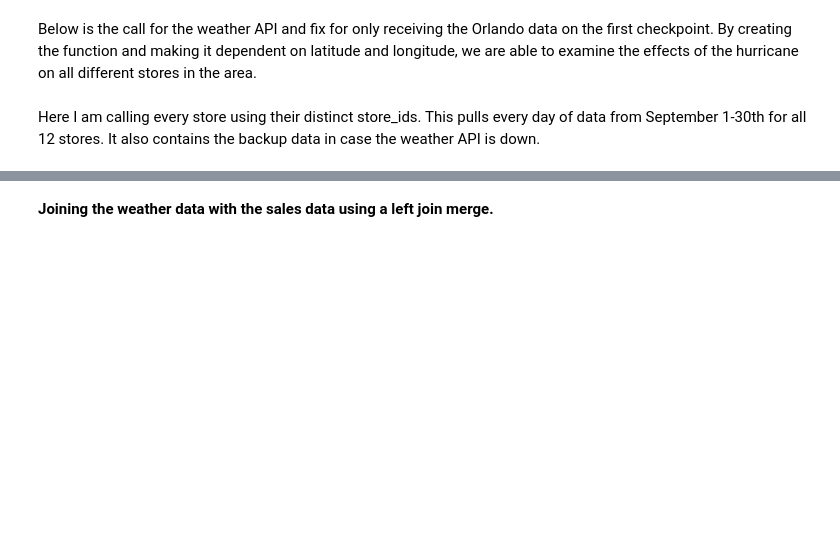
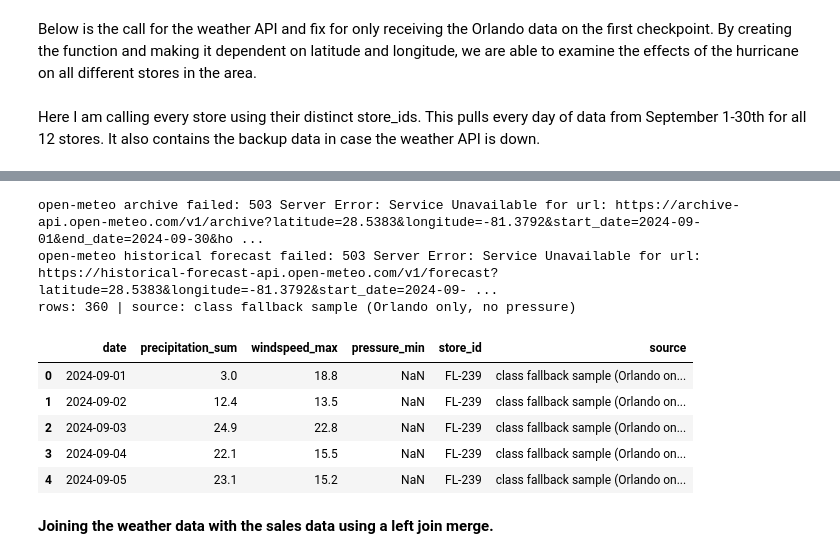
Before and after one commit to BenFreilichUVA/walmart-hurricane-project, a Jupyter notebook: notebooks/scratch/team_notebook.ipynb, the cells around one changed output, grey strips where cells are left out. Saved outputs shown, nothing was run; the diff lists cells and outputs as text; code cells hidden in the pictures; blank space fills up the shorter version.

```diff
--- a/notebooks/scratch/team_notebook.ipynb
+++ b/notebooks/scratch/team_notebook.ipynb
@@ -664,3 +627,67 @@ rows: 360 | source: open-meteo
+# %%
+WEATHER_FILE = DATA / 'weather_by_store.csv'
+
+SOURCES = {
+    'open-meteo archive':             'https://archive-api.open-meteo.com/v1/archive',
+    'open-meteo historical forecast': 'https://historical-forecast-api.open-meteo.com/v1/forecast',
+}
+
+weather_all = None
+for name, url in SOURCES.items():
+    BASE = url                                     # daily_weather() reads BASE each time it is called
+    try:
+        frames = []
+        for s in stores_clean.itertuples():
+            w = daily_weather('2024-09-01', '2024-09-30', lat=s.latitude, lon=s.longitude)
+            w['store_id'] = s.store_id
+            frames.append(w)
+            time.sleep(1)
+        weather_all = pd.concat(frames, ignore_index=True)
+        weather_all['source'] = name
+        weather_all.to_csv(WEATHER_FILE, index=False)
+        break
+    except requests.RequestException as err:
+        print(name, 'failed:', err)
+
+if weather_all is None and WEATHER_FILE.exists():
+    weather_all = pd.read_csv(WEATHER_FILE, parse_dates=['date'])
+    weather_all['source'] = 'saved copy of an earlier open-meteo pull'
+
+if weather_all is None:
+    # Last resort: the saved Open-Meteo copy from the Oct 21 studio (Orlando only, no pressure)
+    FALLBACK = pd.DataFrame({
+        'date': pd.date_range('2024-09-01', periods=30),
+        'precipitation_sum': [3.0, 12.4, 24.9, 22.1, 23.1, 9.3, 6.8, 94.7, 28.0, 14.4,
+                              12.0, 0.7, 0.6, 21.1, 1.2, 7.9, 2.3, 13.3, 1.4, 0.7,
+                              0.4, 2.2, 1.3, 0.3, 6.4, 15.2, 2.5, 18.0, 4.6, 3.3],
+        'windspeed_max': [18.8, 13.5, 22.8, 15.5, 15.2, 9.0, 14.2, 12.6, 11.5, 14.3,
+                          15.8, 12.1, 10.4, 17.4, 9.0, 13.3, 12.4, 9.3, 12.9, 15.3,
+                          19.9, 17.9, 16.6, 17.7, 27.2, 48.8, 45.1, 19.8, 11.7, 8.6],
+        'pressure_min': np.nan,
+    })
+    weather_all = pd.concat([FALLBACK.assign(store_id=s) for s in stores_clean['store_id']], ignore_index=True)
+    weather_all['source'] = 'class fallback sample (Orlando only, no pressure)'
+
+assert len(weather_all) == 12 * 30, 'expected 12 stores x 30 days'
+assert weather_all['store_id'].nunique() == 12, 'a store is missing'
+assert weather_all['date'].nunique() == 30, 'a day is missing'
+
+decision_log['weather: source'] = (f'Weather for all 12 stores from {weather_all["source"].iloc[0]}, '
+                                   f'{len(weather_all)} store-days.')
+decision_log['weather: timezone'] = ('Requested weather in America/New_York time so its dates match the store-local '
+                                     'sales timestamps, which were cut to dates with .dt.normalize().')
+print('rows:', len(weather_all), '| source:', weather_all['source'].iloc[0])
+weather_all.head()
+# %% [output]
+open-meteo archive failed: 503 Server Error: Service Unavailable for url: https://archive-api.open-meteo.com/v1/archive?latitude=28.5383&longitude=-81.3792&start_date=2024-09-01&end_date=2024-09-30&ho ...
+open-meteo historical forecast failed: 503 Server Error: Service Unavailable for url: https://historical-forecast-api.open-meteo.com/v1/forecast?latitude=28.5383&longitude=-81.3792&start_date=2024-09- ...
+rows: 360 | source: class fallback sample (Orlando only, no pressure)
+|  | date | precipitation_sum | windspeed_max | pressure_min | store_id | source |
+| 0 | 2024-09-01 | 3.0 | 18.8 | NaN | FL-239 | class fallback sample (Orlando on... |
+| 1 | 2024-09-02 | 12.4 | 13.5 | NaN | FL-239 | class fallback sample (Orlando on... |
+| 2 | 2024-09-03 | 24.9 | 22.8 | NaN | FL-239 | class fallback sample (Orlando on... |
+| 3 | 2024-09-04 | 22.1 | 15.5 | NaN | FL-239 | class fallback sample (Orlando on... |
+| 4 | 2024-09-05 | 23.1 | 15.2 | NaN | FL-239 | class fallback sample (Orlando on... |
 # %% [markdown]
 **Joining the weather data with the sales data using a left join merge.**
 # %%
```
Also changed, not shown: parts of 6 cells of this notebook.
